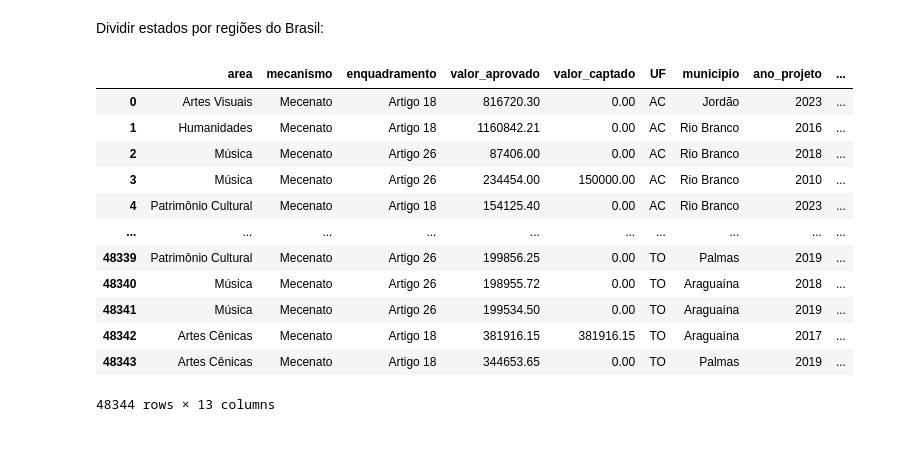
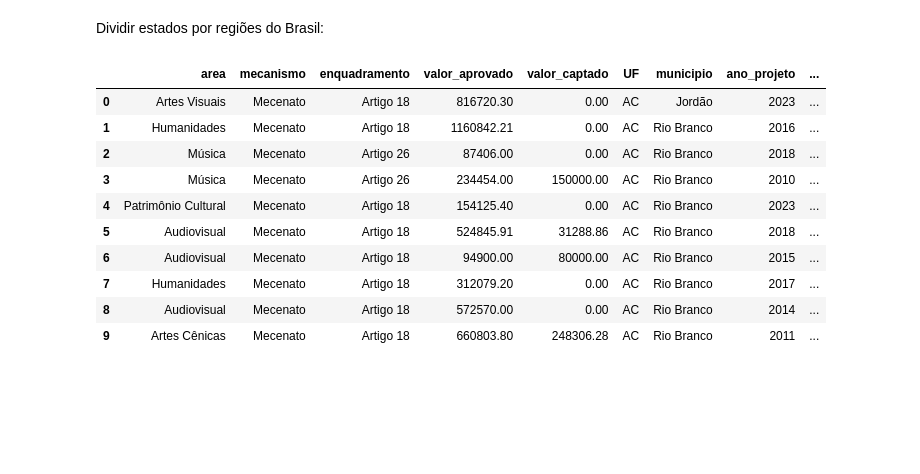
Before and after one commit to lorenaaxbastos/santander-coders-projects, a Jupyter notebook: Unit 2 - Programming Techniques I (PY)/Projeto EDA - Análise do Dataset da Lei Rouanet.ipynb, the cells around one changed output. Saved outputs shown, nothing was run; the diff lists cells and outputs as text; code cells hidden in the pictures; blank space fills up the shorter version.

```diff
--- a/Unit 2 - Programming Techniques I (PY)/Projeto EDA - Análise do Dataset da Lei Rouanet.ipynb
+++ b/Unit 2 - Programming Techniques I (PY)/Projeto EDA - Análise do Dataset da Lei Rouanet.ipynb
@@ -251,3 +242,17 @@ df_projetos["data_termino"] = pd.to_datetime(df_projetos["data_termino"])
+# %%
+# corrigindo nomes dos municípios de SP
+df_projetos.loc[df_projetos["municipio"] == "Olimpia", "municipio"] = "Olímpia"
+df_projetos.loc[df_projetos["municipio"] == "Tremembe", "municipio"] = "Tremembé"
+df_projetos.loc[df_projetos["municipio"] == "Bonfim Paulista", "municipio"] = "Ribeirão Preto"
+df_projetos.loc[df_projetos["municipio"] == "Iepe", "municipio"] = "Iepê"
+df_projetos.loc[df_projetos["municipio"] == "Guaruja", "municipio"] = "Guarujá"
+df_projetos.loc[df_projetos["municipio"] == "Peruibe", "municipio"] = "Peruíbe"
+
+# corrigindo nomes dos municípios de RJ
+df_projetos.loc[df_projetos["municipio"] == "Parati", "municipio"] = "Paraty"
+# %%
+# removendo restante dos dados faltantes
+df_projetos.dropna(inplace=True)
 # %%
 # ajustando index após remoções
 df_projetos.set_index(np.arange(0, df_projetos.shape[0]), inplace=True)
@@ -310,26 +315,32 @@ df_projetos.drop("objetivos", axis=1, inplace=True)
 # %%
 data_inicio = pd.to_datetime(df_projetos["data_inicio"])
 data_termino = pd.to_datetime(df_projetos["data_termino"])
-duracao = pd.Series(data_termino - data_inicio, name="duracao_dias")
+duracao = pd.Series(data_termino - data_inicio, name="duracao")
 
-if "duracao_dias" not in df_projetos.columns:
+if "duracao" not in df_projetos.columns:
     df_projetos = pd.concat([df_projetos, duracao], axis=1)
+# %%
+tempo_para_iniciar = abs(df_projetos["data_inicio"].dt.year - df_projetos["ano_projeto"]).rename("tempo_para_iniciar")
+
+# considerando anos bissextos
+tempo_para_iniciar_em_dias = tempo_para_iniciar * 365.25
+
+if "tempo_para_iniciar" not in df_projetos.columns:
+    df_projetos = pd.concat([df_projetos, tempo_para_iniciar_em_dias], axis=1)
 # %%
-df_projetos
+df_projetos.head(10)
 # %% [output]
 |  | area | mecanismo | enquadramento | valor_aprovado | valor_captado | UF | municipio | ano_projeto | ... |
 | 0 | Artes Visuais | Mecenato | Artigo 18 | 816720.30 | 0.00 | AC | Jordão | 2023 | ... |
 | 1 | Humanidades | Mecenato | Artigo 18 | 1160842.21 | 0.00 | AC | Rio Branco | 2016 | ... |
 | 2 | Música | Mecenato | Artigo 26 | 87406.00 | 0.00 | AC | Rio Branco | 2018 | ... |
 | 3 | Música | Mecenato | Artigo 26 | 234454.00 | 150000.00 | AC | Rio Branco | 2010 | ... |
 | 4 | Patrimônio Cultural | Mecenato | Artigo 18 | 154125.40 | 0.00 | AC | Rio Branco | 2023 | ... |
-| ... | ... | ... | ... | ... | ... | ... | ... | ... | ... |
-| 48339 | Patrimônio Cultural | Mecenato | Artigo 26 | 199856.25 | 0.00 | TO | Palmas | 2019 | ... |
-| 48340 | Música | Mecenato | Artigo 26 | 198955.72 | 0.00 | TO | Araguaína | 2018 | ... |
-| 48341 | Música | Mecenato | Artigo 26 | 199534.50 | 0.00 | TO | Araguaína | 2019 | ... |
-| 48342 | Artes Cênicas | Mecenato | Artigo 18 | 381916.15 | 381916.15 | TO | Araguaína | 2017 | ... |
-| 48343 | Artes Cênicas | Mecenato | Artigo 18 | 344653.65 | 0.00 | TO | Palmas | 2019 | ... |
+| 5 | Audiovisual | Mecenato | Artigo 18 | 524845.91 | 31288.86 | AC | Rio Branco | 2018 | ... |
+| 6 | Audiovisual | Mecenato | Artigo 18 | 94900.00 | 80000.00 | AC | Rio Branco | 2015 | ... |
+| 7 | Humanidades | Mecenato | Artigo 18 | 312079.20 | 0.00 | AC | Rio Branco | 2017 | ... |
+| 8 | Audiovisual | Mecenato | Artigo 18 | 572570.00 | 0.00 | AC | Rio Branco | 2014 | ... |
+| 9 | Artes Cênicas | Mecenato | Artigo 18 | 660803.80 | 248306.28 | AC | Rio Branco | 2011 | ... |
-48344 rows × 13 columns
 # %% [markdown]
 ####
 # %% [markdown]
```
Also changed, not shown: parts of 61 cells of this notebook.
